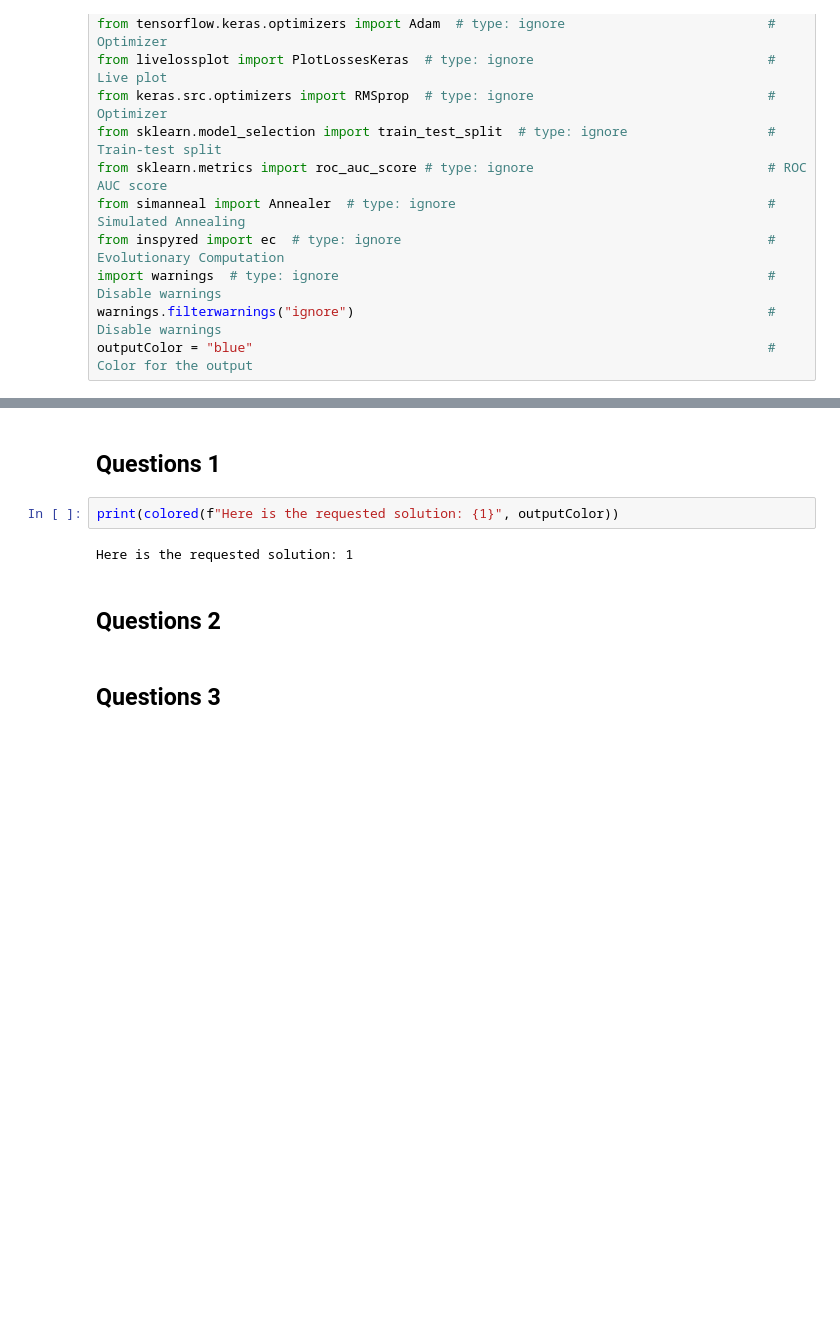
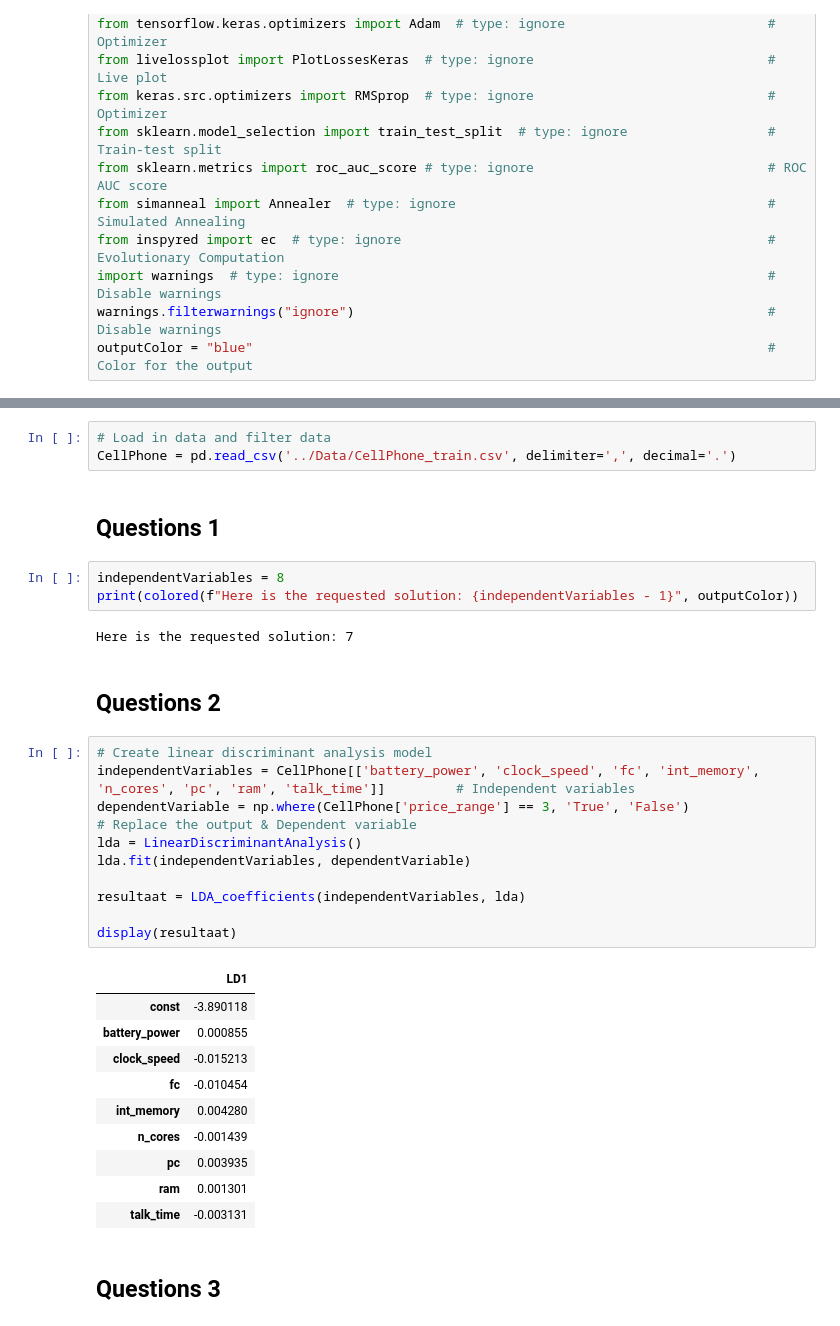
Before and after one commit to EliasDeHondt/DataScience2, a Jupyter notebook: Exam/P4 Examen.ipynb, the cells around one changed output, grey strips where cells are left out. Cells and saved outputs as stored; diff of their text form; blank space fills up the shorter version.

```diff
--- a/Exam/P4 Examen.ipynb
+++ b/Exam/P4 Examen.ipynb
@@ -549,13 +409,38 @@ def most_important_variable(independentVariables, dependentVariable):
     coef_df['Absolute Coefficient'] = coef_df['Coefficient'].abs()
 
     return coef_df.loc[coef_df['Absolute Coefficient'].idxmax()]
+# %%
+# Load in data and filter data
+CellPhone = pd.read_csv('../Data/CellPhone_train.csv', delimiter=',', decimal='.')
 # %% [markdown]
 ## Questions 1
 # %%
-print(colored(f"Here is the requested solution: {1}", outputColor))
+independentVariables = 8
+print(colored(f"Here is the requested solution: {independentVariables - 1}", outputColor))
 # %% [output]
-Here is the requested solution: 1
+Here is the requested solution: 7
 # %% [markdown]
 ## Questions 2
+# %%
+# Create linear discriminant analysis model
+independentVariables = CellPhone[['battery_power', 'clock_speed', 'fc', 'int_memory', 'n_cores', 'pc', 'ram', 'talk_time']]         # Independent variables
+dependentVariable = np.where(CellPhone['price_range'] == 3, 'True', 'False')                                                        # Replace the output & Dependent variable
+lda = LinearDiscriminantAnalysis()
+lda.fit(independentVariables, dependentVariable)
+
+resultaat = LDA_coefficients(independentVariables, lda)
+
+display(resultaat)
+# %% [output]
+|  | LD1 |
+| const | -3.890118 |
+| battery_power | 0.000855 |
+| clock_speed | -0.015213 |
+| fc | -0.010454 |
+| int_memory | 0.004280 |
+| n_cores | -0.001439 |
+| pc | 0.003935 |
+| ram | 0.001301 |
+| talk_time | -0.003131 |
 # %% [markdown]
 ## Questions 3
```
Also changed, not shown: parts of 13 cells of this notebook, 5 other files.
